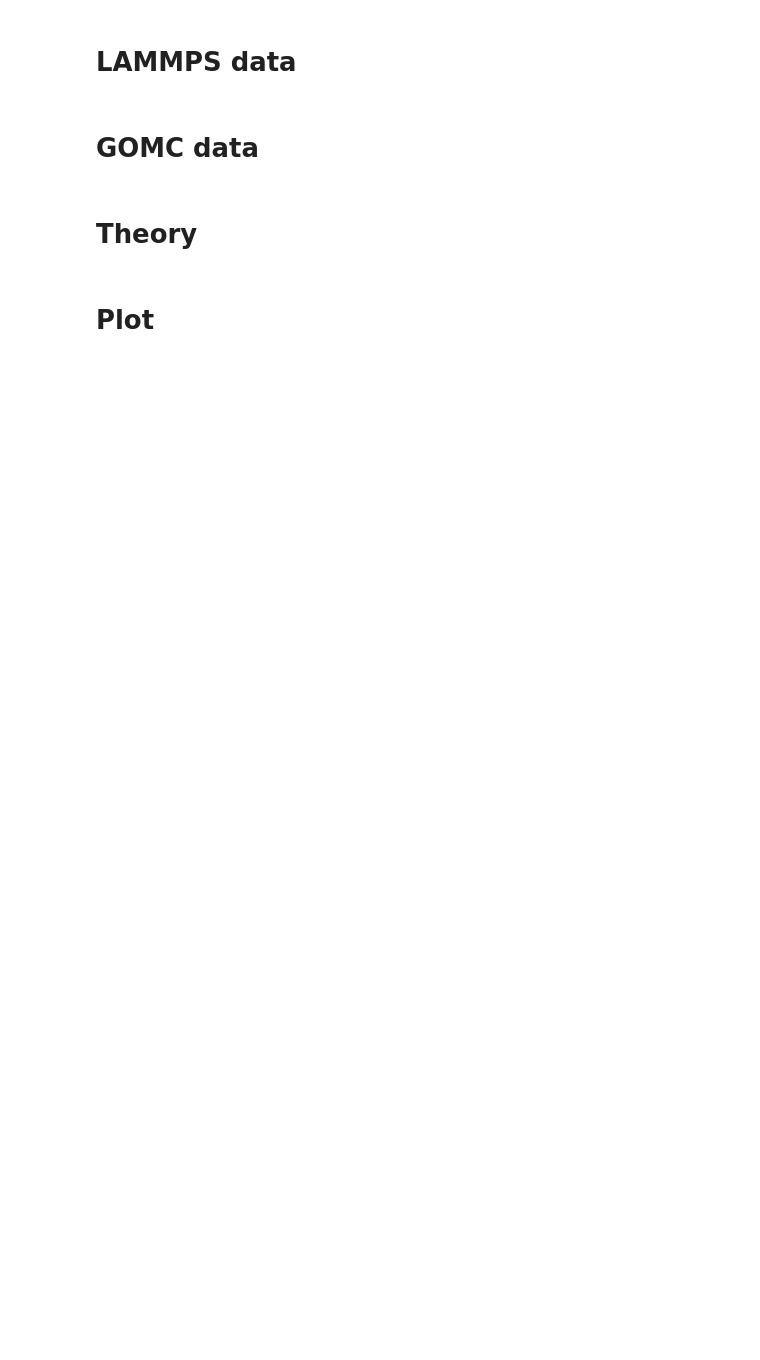
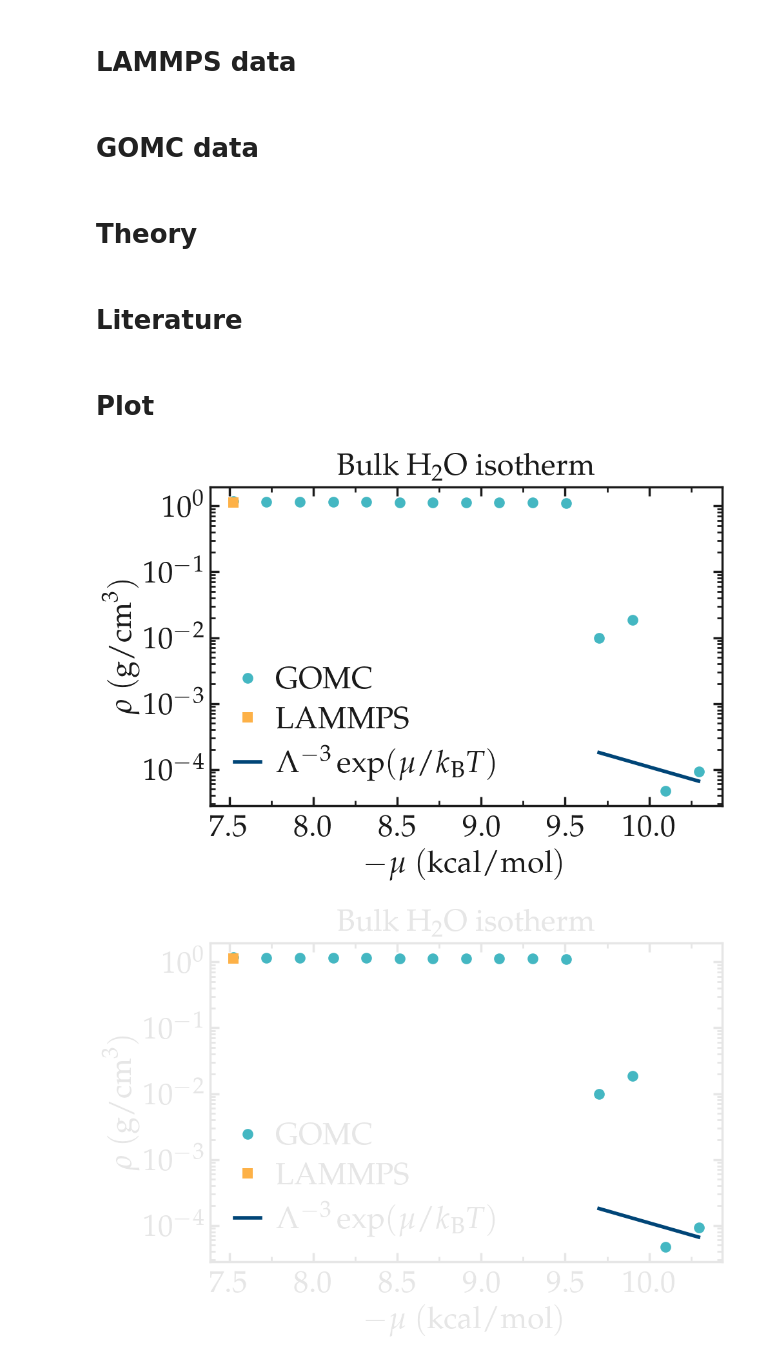
Before and after one commit to simongravelle/GOMC-inputs, a Jupyter notebook: bulk-phases/SPCE/plot-isotherm.ipynb, the cells around one changed output. Drawn from its saved outputs; the diff is of its cells as text; code cells hidden in the pictures; blank space fills up the shorter version.

Commit message:
added plot

```diff
--- a/bulk-phases/SPCE/plot-isotherm.ipynb
+++ b/bulk-phases/SPCE/plot-isotherm.ipynb
@@ -33,7 +33,7 @@ def fast_scandir(dirname):
         subfolders.extend(fast_scandir(dirname))
     return subfolders
 
-def measure_isotherm(dirs, atoms = ["CO2"], data_type = "density"):
+def measure_isotherm(dirs, atoms = ["H2O"], data_type = "density"):
     out_data = []
     for dir in dirs:
         mean_out = 0
@@ -86,40 +121,50 @@ gomc_p_atm = measure_isotherm(gomc_dir, atoms = ["H", "O"], data_type = "pressur
 # %% [markdown]
 # Theory
 # %%
-mu_K = np.arange(3500, 5500)*ureg.kelvin
+mu_K = np.arange(4900, 5200)*ureg.kelvin
 rho_m3 = density_from_mu_id(mu_K, deBroglie_wavelength, kB, T) # per m3
 rho_g_cm3 = (rho_m3 * mass_H2O_g_mol / Na).to(ureg.gram/ureg.cm**3)
+# %% [markdown]
+# Literature
 # %% [markdown]
 # Plot
 # %%
 for dark_mode in [False, True]:
 
     # Initialise figure
     myplt = PltTools()
     myplt.prepare_figure(fig_size = (18,12), dark_mode = dark_mode,
                          transparency = True, n_colone = 1)
     # Panel 1
     myplt.add_panel(panel_position = [0, 0])
     myplt.add_plot(x = gomc_mu_K.magnitude*0.00198,
                    y = gomc_rho_g_cm3.magnitude,
-                   #type = "semilogy",
+                   type = "semilogy",
                    marker = "o", data_color = 0,
                    markersize = 12, data_label = r"$\textrm{GOMC}$")
     myplt.add_plot(x = lammps_mu_K.magnitude*0.00198,
                    y = lammps_rho_g_cm3.magnitude,
-                   #type = "semilogy",
+                   type = "semilogy",
                    marker = "s", data_color = 1,
                    markersize = 12, data_label = r"$\textrm{LAMMPS}$")
     myplt.add_plot(x = mu_K.magnitude*0.00198,
                    y = rho_g_cm3.magnitude,
-                   #type = "semilogy",
+                   type = "semilogy",
                    marker = "-", data_color = 2,
-                   data_label = r"$\Lambda^{-3} \exp(\mu/k_\textrm{B}T)$")
+                   data_label = r"$\Lambda^{-3} \exp(\mu/k_\mathrm{B}T)$")
+    #myplt.add_plot(x = np.linspace(5.2,7.2),
+    #               y = np.linspace(5.2,7.2)*0+0.76,
+    #               type = "semilogy",
+    #               marker = "--", data_color = 2,
+    #               data_label = r"$\rho_\ell ~ \textrm{(Harris1995)}$")
     myplt.complete_panel(xlabel = r"$-\mu ~ (\textrm{kcal/mol})$",
                          ylabel = r"$\rho ~ (\textrm{g/cm}^3)$",
                          panel_title = r"$\textrm{Bulk H$_2$O isotherm}$",
                          xpad = 10, legend=True)
     #myplt.set_boundaries(x_boundaries = (5, 11), y_boundaries = (0, 0.6))
     # Finish figure
     # myplt.add_subplotlabels(type_label_panel = "a")
     myplt.save_figure(filename = "H2O", saving_path = './')
+# %% [output]
+[figure, added]
+[figure, added]
```
Also changed, not shown: parts of 3 cells of this notebook, 2 other files.
